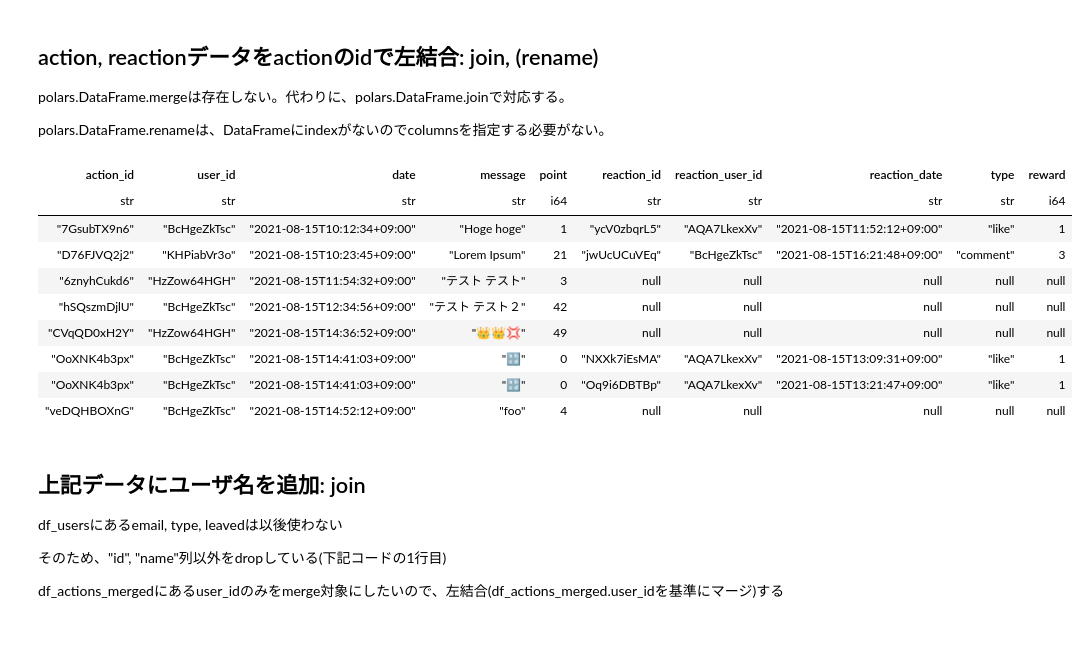
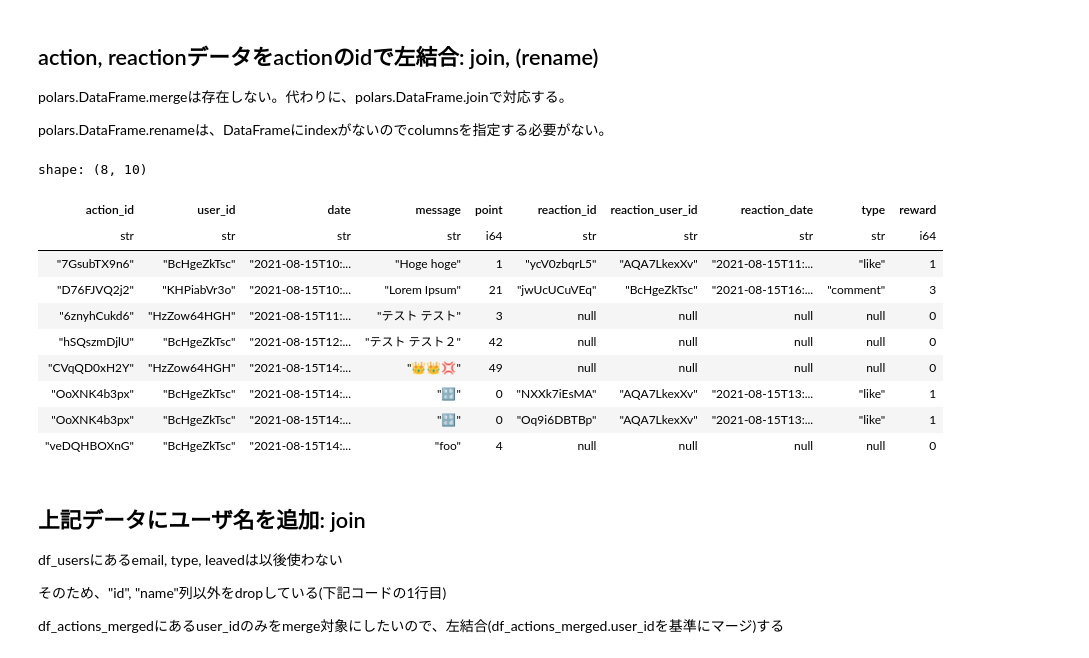
Before and after one commit to Niccari/pandas_polars_processing_example, a Jupyter notebook: polars_processing_example.ipynb, the cells around one changed output. Saved outputs shown, nothing was run; the diff lists cells and outputs as text; code cells hidden in the pictures.

```diff
--- a/polars_processing_example.ipynb
+++ b/polars_processing_example.ipynb
@@ -196,6 +199,8 @@ fill_nullのstrategy属性に指定できるものは以下。
 - "one": 1で置き換える
 - "zero": 0で置き換える
 # %%
-df_actions["point"] = df_actions.point.fill_null("zero")
+df_actions = df_actions.with_column(
+    pl.col("point").fill_null(strategy="zero")
+)
 df_actions[["id", "point"]]
 # %% [output]
@@ -344,31 +349,33 @@ polars.DataFrame.renameは、DataFrameにindexがないのでcolumnsを指定す
 # %%
 df_reactions_renamed = df_reactions.rename({
     "id": "reaction_id",
     "user_id": "reaction_user_id",
     "date": "reaction_date",
 })
 df_actions_renamed = df_actions.rename({"id": "action_id"})
 
 df_actions_merged = df_actions_renamed.join(
     df_reactions_renamed,
     on=["action_id"],
     how="left"
 )
 
-df_actions_merged.reward = \
-    df_actions_merged.reward.fill_null("zero")
+df_actions_merged = df_actions_merged.with_column(
+    pl.col("reward").fill_null(value=0)
+)
 df_actions_merged
 # %% [output]
+shape: (8, 10)
 | action_id | user_id | date | message | point | reaction_id | reaction_user_id | reaction_date | type | reward |
 | str | str | str | str | i64 | str | str | str | str | i64 |
-| "7GsubTX9n6" | "BcHgeZkTsc" | "2021-08-15T10:12:34+09:00" | "Hoge hoge" | 1 | "ycV0zbqrL5" | "AQA7LkexXv" | "2021-08-15T11:52:12+09:00" | "like" | 1 |
-| "D76FJVQ2j2" | "KHPiabVr3o" | "2021-08-15T10:23:45+09:00" | "Lorem Ipsum" | 21 | "jwUcUCuVEq" | "BcHgeZkTsc" | "2021-08-15T16:21:48+09:00" | "comment" | 3 |
-| "6znyhCukd6" | "HzZow64HGH" | "2021-08-15T11:54:32+09:00" | "テスト テスト" | 3 | null | null | null | null | null |
-| "hSQszmDjlU" | "BcHgeZkTsc" | "2021-08-15T12:34:56+09:00" | "テスト テスト２" | 42 | null | null | null | null | null |
-| "CVqQD0xH2Y" | "HzZow64HGH" | "2021-08-15T14:36:52+09:00" | "👑👑💢" | 49 | null | null | null | null | null |
-| "OoXNK4b3px" | "BcHgeZkTsc" | "2021-08-15T14:41:03+09:00" | "🔡" | 0 | "NXXk7iEsMA" | "AQA7LkexXv" | "2021-08-15T13:09:31+09:00" | "like" | 1 |
-| "OoXNK4b3px" | "BcHgeZkTsc" | "2021-08-15T14:41:03+09:00" | "🔡" | 0 | "Oq9i6DBTBp" | "AQA7LkexXv" | "2021-08-15T13:21:47+09:00" | "like" | 1 |
-| "veDQHBOXnG" | "BcHgeZkTsc" | "2021-08-15T14:52:12+09:00" | "foo" | 4 | null | null | null | null | null |
+| "7GsubTX9n6" | "BcHgeZkTsc" | "2021-08-15T10:... | "Hoge hoge" | 1 | "ycV0zbqrL5" | "AQA7LkexXv" | "2021-08-15T11:... | "like" | 1 |
+| "D76FJVQ2j2" | "KHPiabVr3o" | "2021-08-15T10:... | "Lorem Ipsum" | 21 | "jwUcUCuVEq" | "BcHgeZkTsc" | "2021-08-15T16:... | "comment" | 3 |
+| "6znyhCukd6" | "HzZow64HGH" | "2021-08-15T11:... | "テスト テスト" | 3 | null | null | null | null | 0 |
+| "hSQszmDjlU" | "BcHgeZkTsc" | "2021-08-15T12:... | "テスト テスト２" | 42 | null | null | null | null | 0 |
+| "CVqQD0xH2Y" | "HzZow64HGH" | "2021-08-15T14:... | "👑👑💢" | 49 | null | null | null | null | 0 |
+| "OoXNK4b3px" | "BcHgeZkTsc" | "2021-08-15T14:... | "🔡" | 0 | "NXXk7iEsMA" | "AQA7LkexXv" | "2021-08-15T13:... | "like" | 1 |
+| "OoXNK4b3px" | "BcHgeZkTsc" | "2021-08-15T14:... | "🔡" | 0 | "Oq9i6DBTBp" | "AQA7LkexXv" | "2021-08-15T13:... | "like" | 1 |
+| "veDQHBOXnG" | "BcHgeZkTsc" | "2021-08-15T14:... | "foo" | 4 | null | null | null | null | 0 |
 # %% [markdown]
 ## 上記データにユーザ名を追加: join
 df_usersにあるemail, type, leavedは以後使わない
```
Also changed, not shown: parts of 26 cells of this notebook, 2 other files.
